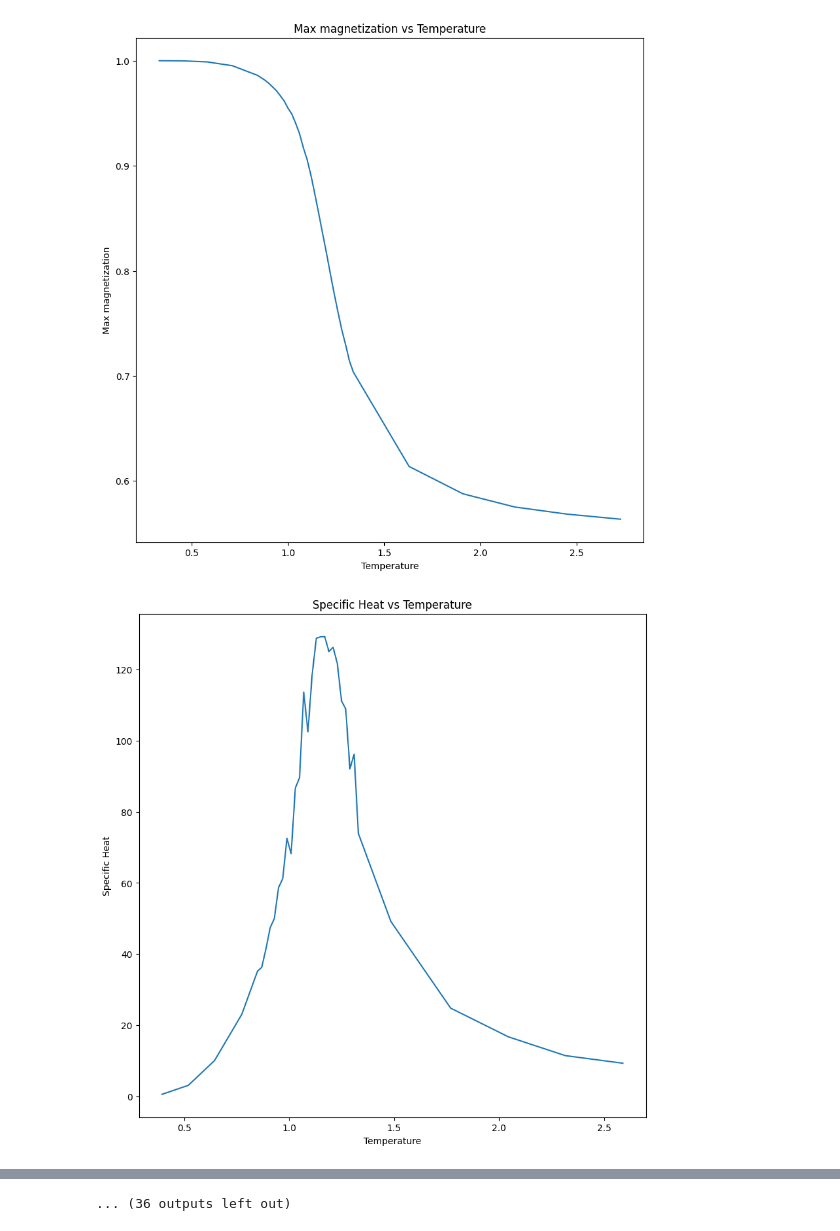
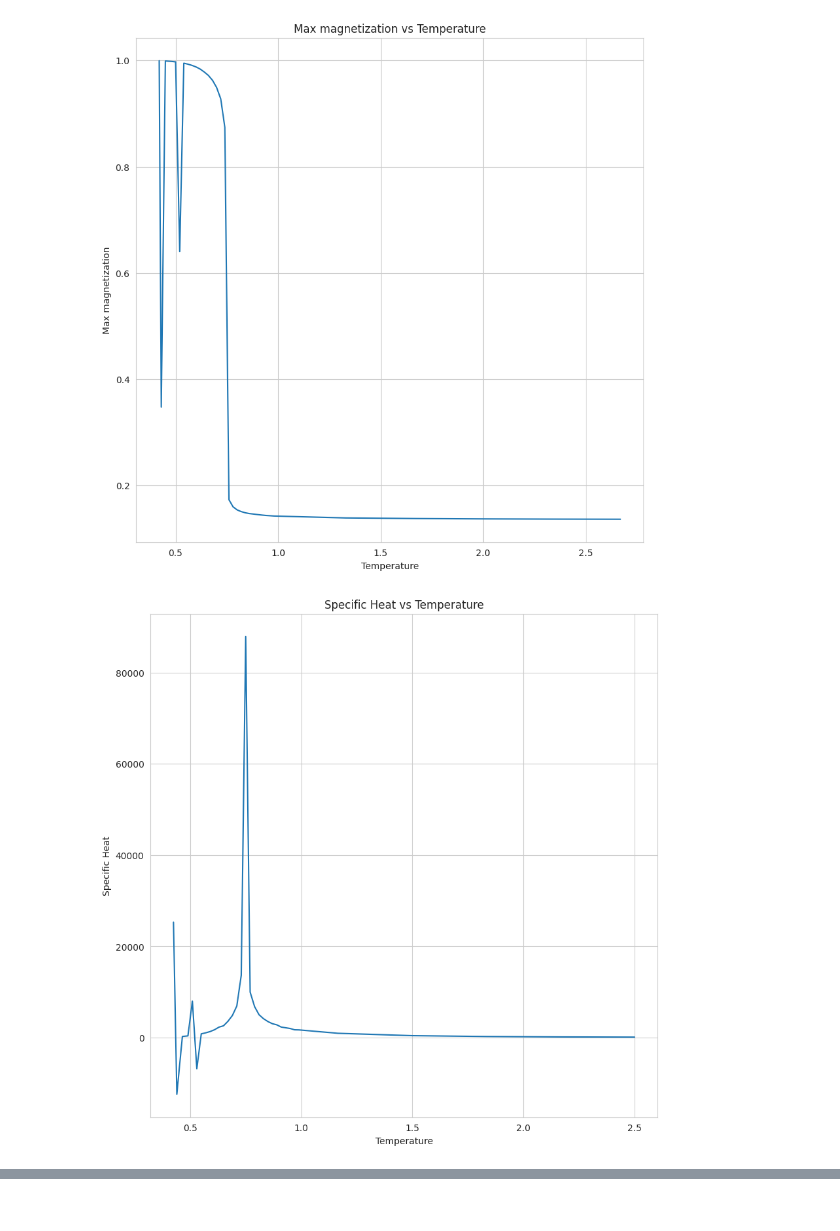
Before and after one commit to DarioFi/Potts-model-phase-transitions, a Jupyter notebook: plot.ipynb, the cells around one changed output, grey strips where cells are left out. Cells and saved outputs as stored; diff of their text form; code cells hidden in the pictures.

```diff
--- a/plot.ipynb
+++ b/plot.ipynb
@@ -5,6 +14,8 @@ import matplotlib.pyplot as plt
 # %%
 # pairs (q, L) to consider
 qs_Ls = [(2, 10), (2, 20), (2, 30), (4, 20), (5, 20), (8, 10), (8, 20), (8, 30)]
+
+q50 = [(2,50),(4,50),(5,50),(8,50),]
 # %%
 def load(q, L):
     with open(os.path.join("results", f"simulation_{q=}_{L=}.json")) as f:   # change this
@@ -13,7 +24,7 @@ def load(q, L):
         d[key] = d[key][1:]
     return d.values()
 # %%
-for (q, L) in qs_Ls:
+for (q, L) in [q50[3]]:
     temps, avg_en, avg_mag, spec_heat, spec_heat_temps = load(q, L)
     save = "plots"
 
@@ -81,2 +92,2 @@ for (q, L) in qs_Ls:
-[figure, old version]
+[figure, new version]
-[figure, old version]
+[figure, new version]
@@ -92 +96,0 @@ for (q, L) in qs_Ls:
-... (36 outputs left out)
```
Also changed, not shown: parts of 2 cells of this notebook, 43 other files.
